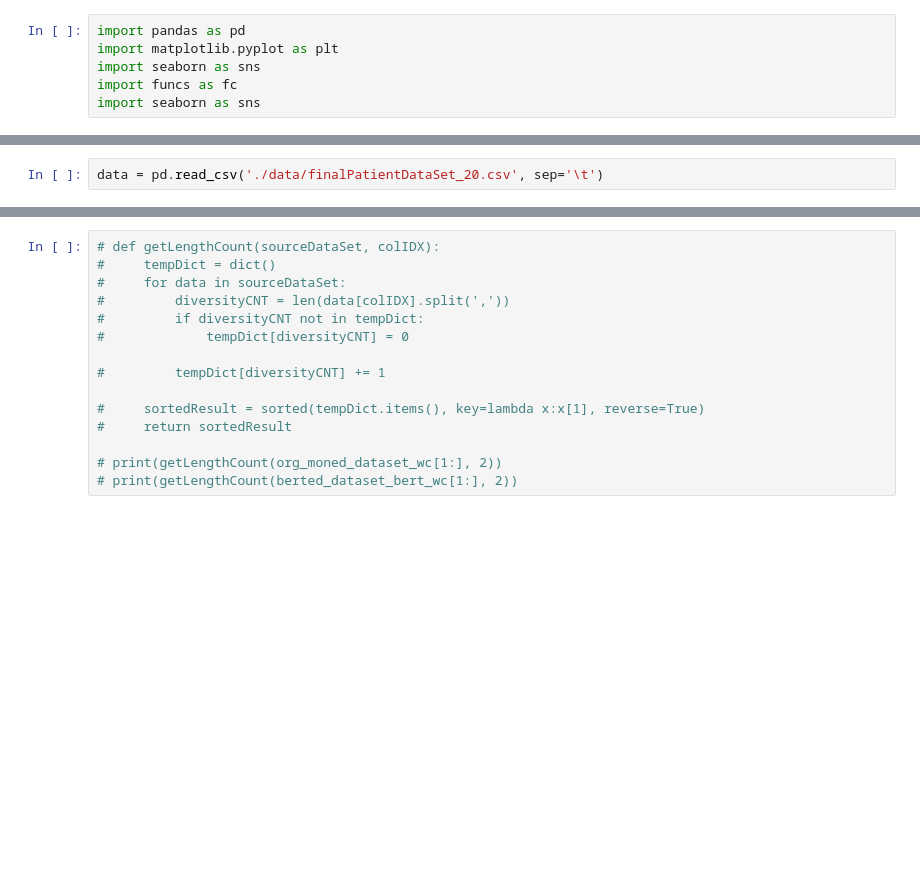
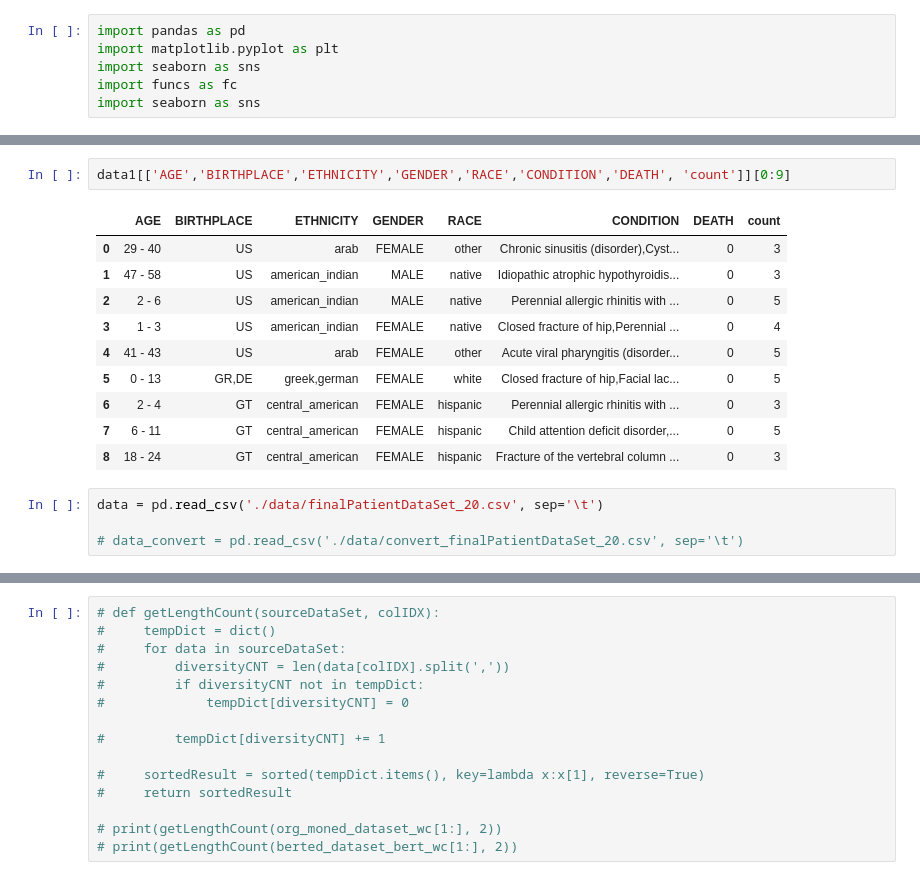
Before and after one commit to asha172/K-Anonymity, a Jupyter notebook: eval/anal.ipynb, the cells around one changed output, grey strips where cells are left out. Drawn from its saved outputs; the diff is of its cells as text; blank space fills up the shorter version.

```diff
--- a/eval/anal.ipynb
+++ b/eval/anal.ipynb
@@ -7,2 +23,17 @@ import seaborn as sns
+# %%
+data1[['AGE','BIRTHPLACE','ETHNICITY','GENDER','RACE','CONDITION','DEATH', 'count']][0:9]
+# %% [output]
+|  | AGE | BIRTHPLACE | ETHNICITY | GENDER | RACE | CONDITION | DEATH | count |
+| 0 | 29 - 40 | US | arab | FEMALE | other | Chronic sinusitis (disorder),Cyst... | 0 | 3 |
+| 1 | 47 - 58 | US | american_indian | MALE | native | Idiopathic atrophic hypothyroidis... | 0 | 3 |
+| 2 | 2 - 6 | US | american_indian | MALE | native | Perennial allergic rhinitis with ... | 0 | 5 |
+| 3 | 1 - 3 | US | american_indian | FEMALE | native | Closed fracture of hip,Perennial ... | 0 | 4 |
+| 4 | 41 - 43 | US | arab | FEMALE | other | Acute viral pharyngitis (disorder... | 0 | 5 |
+| 5 | 0 - 13 | GR,DE | greek,german | FEMALE | white | Closed fracture of hip,Facial lac... | 0 | 5 |
+| 6 | 2 - 4 | GT | central_american | FEMALE | hispanic | Perennial allergic rhinitis with ... | 0 | 3 |
+| 7 | 6 - 11 | GT | central_american | FEMALE | hispanic | Child attention deficit disorder,... | 0 | 5 |
+| 8 | 18 - 24 | GT | central_american | FEMALE | hispanic | Fracture of the vertebral column ... | 0 | 3 |
 # %%
 data = pd.read_csv('./data/finalPatientDataSet_20.csv', sep='\t')
+
+# data_convert = pd.read_csv('./data/convert_finalPatientDataSet_20.csv', sep='\t')
```
Also changed, not shown: parts of 15 cells of this notebook, 4 other files.
